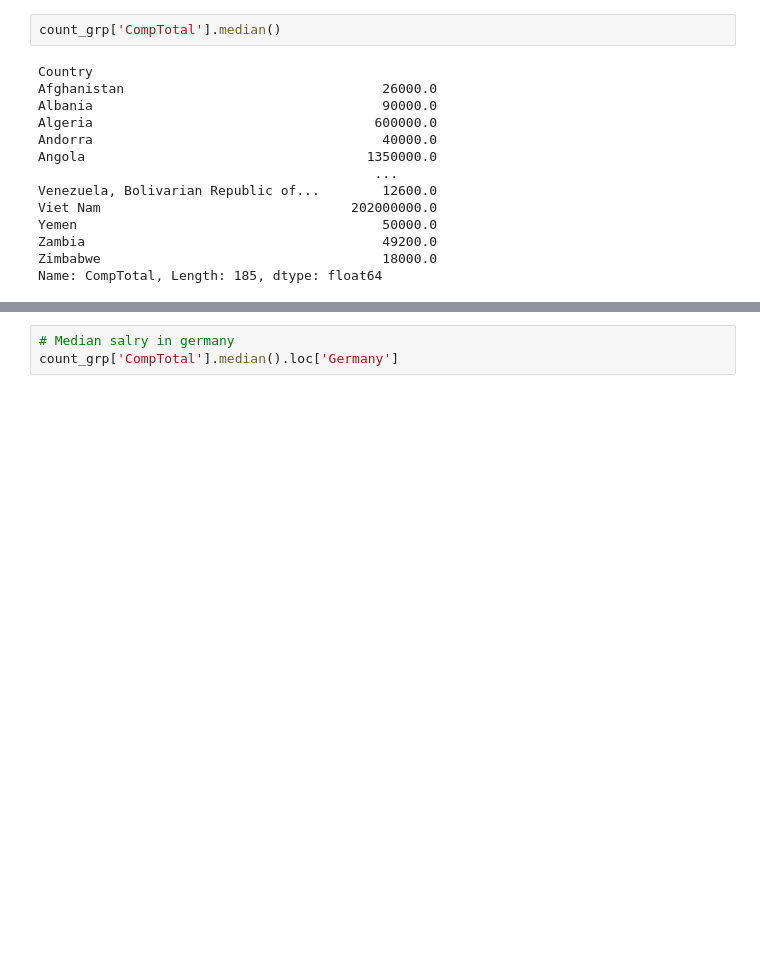
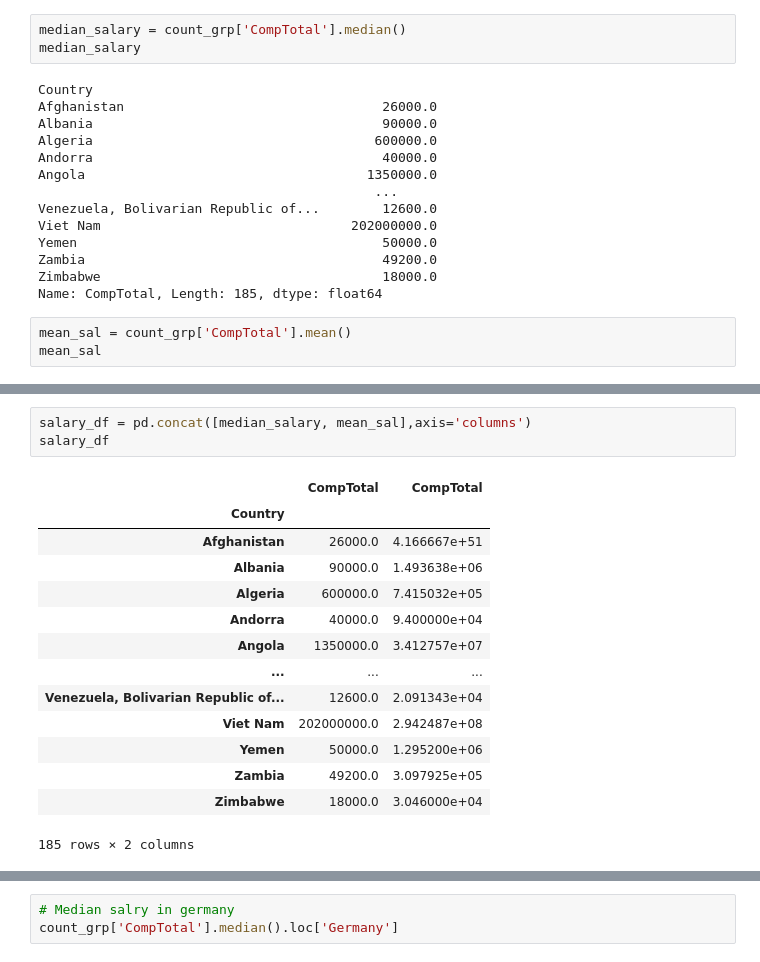
Before and after one commit to aditishaktawat/Data-Analyst-Journey, a Jupyter notebook: 04_Python/pandas/03_pandas_eda.ipynb, the cells around one changed output, grey strips where cells are left out. Cells and saved outputs as stored; diff of their text form; blank space fills up the shorter version.

Commit message:
feat(python): implement country based mean and median salary analysis

```diff
--- a/04_Python/pandas/03_pandas_eda.ipynb
+++ b/04_Python/pandas/03_pandas_eda.ipynb
@@ -243,7 +243,8 @@ Name: proportion, dtype: float64
 # %% [markdown]
 Median salary for each country
 # %%
-count_grp['CompTotal'].median()
+median_salary = count_grp['CompTotal'].median()
+median_salary
 # %% [output]
 Country
 Afghanistan                                 26000.0
@@ -258,3 +259,6 @@ Yemen                                       50000.0
 Zambia                                      49200.0
 Zimbabwe                                    18000.0
 Name: CompTotal, Length: 185, dtype: float64
+# %%
+mean_sal = count_grp['CompTotal'].mean()
+mean_sal
@@ -260,0 +279,18 @@ Name: CompTotal, Length: 185, dtype: float64
+# %%
+salary_df = pd.concat([median_salary, mean_sal],axis='columns')
+salary_df
+# %% [output]
+|  | CompTotal | CompTotal |
+| Country |  |  |
+| Afghanistan | 26000.0 | 4.166667e+51 |
+| Albania | 90000.0 | 1.493638e+06 |
+| Algeria | 600000.0 | 7.415032e+05 |
+| Andorra | 40000.0 | 9.400000e+04 |
+| Angola | 1350000.0 | 3.412757e+07 |
+| ... | ... | ... |
+| Venezuela, Bolivarian Republic of... | 12600.0 | 2.091343e+04 |
+| Viet Nam | 202000000.0 | 2.942487e+08 |
+| Yemen | 50000.0 | 1.295200e+06 |
+| Zambia | 49200.0 | 3.097925e+05 |
+| Zimbabwe | 18000.0 | 3.046000e+04 |
+185 rows × 2 columns
```
Also changed, not shown: parts of 2 cells of this notebook.
